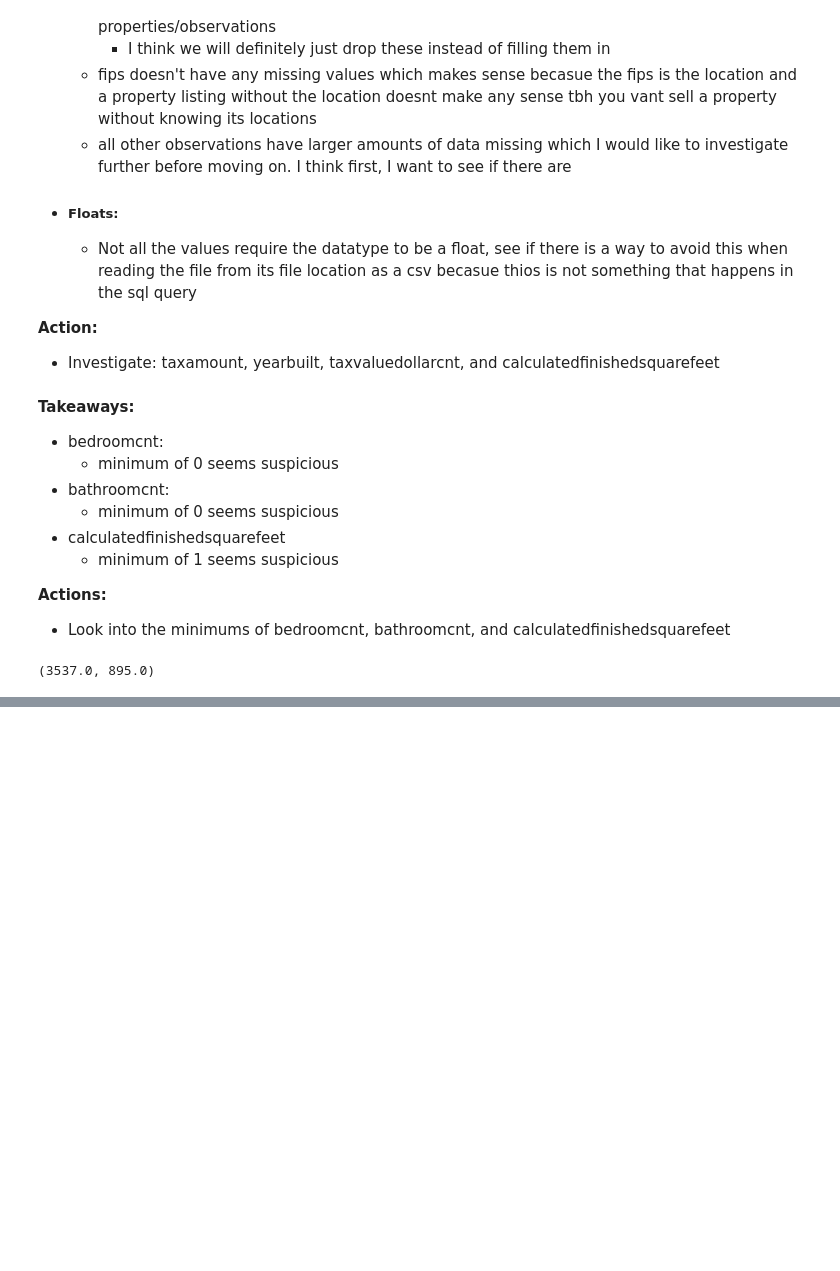
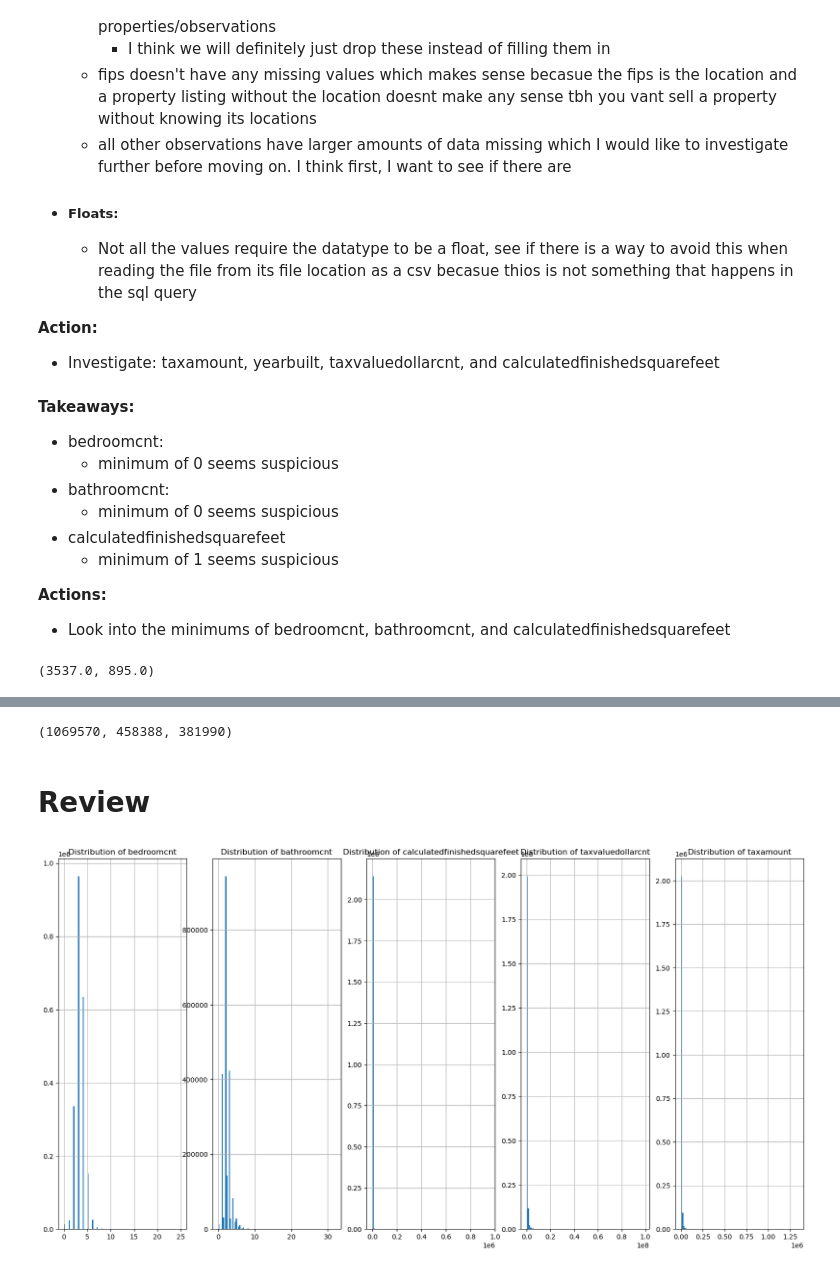
Before and after one commit to aaron-mv-moore/regression-exercises, a Jupyter notebook: wrangle.ipynb, the cells around one changed output, grey strips where cells are left out. Saved outputs shown, nothing was run; the diff lists cells and outputs as text; code cells hidden in the pictures; blank space fills up the shorter version.

```diff
--- a/wrangle.ipynb
+++ b/wrangle.ipynb
@@ -498,0 +463,12 @@ train.shape[0], validate.shape[0], test.shape[0]
+# %%
+# for each cols
+for col in df:
+
+    # if col in the dict key
+    if col in outlier_limits:
+
+        # remove all oservations that exceed upper limit
+        df_limited = df[(df[col] < outlier_limits[col]['up_limit'])]
+
+        # remove all observations that are under the lower limit
+        df_limited = df[(df[col] > outlier_limits[col]['low_limit'])]
@@ -498,0 +601,6 @@ train.shape[0], validate.shape[0], test.shape[0]
+# %%
+train.shape[0], validate.shape[0], test.shape[0]
+# %% [output]
+(1069570, 458388, 381990)
+# %% [markdown]
+# Review
@@ -498,0 +609,11 @@ train.shape[0], validate.shape[0], test.shape[0]
+# %%
+cols = [col for col in df.columns if col not in ['fips', 'yearbuilt']]
+# %%
+plt.figure(figsize=(20,10))
+for i, col in enumerate(cols):
+    plot_number = i+1
+    plt.subplot(1, len(cols), plot_number)
+    plt.title(f'Distribution of {col}')
+    df[col].hist(bins=100)
+# %% [output]
+[figure, added]
```
Also changed, not shown: parts of 72 cells of this notebook, 7 other files.
